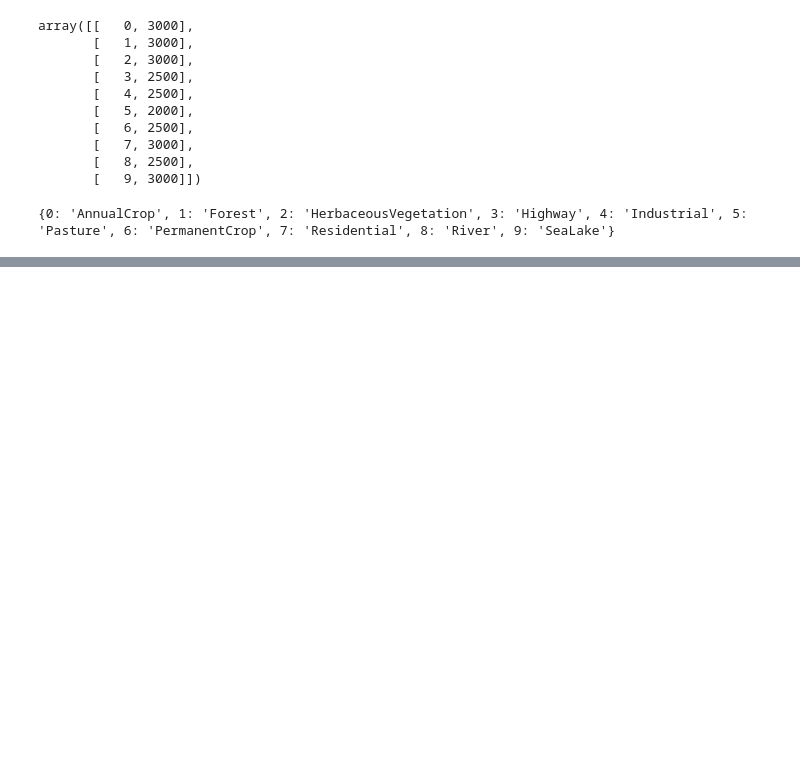
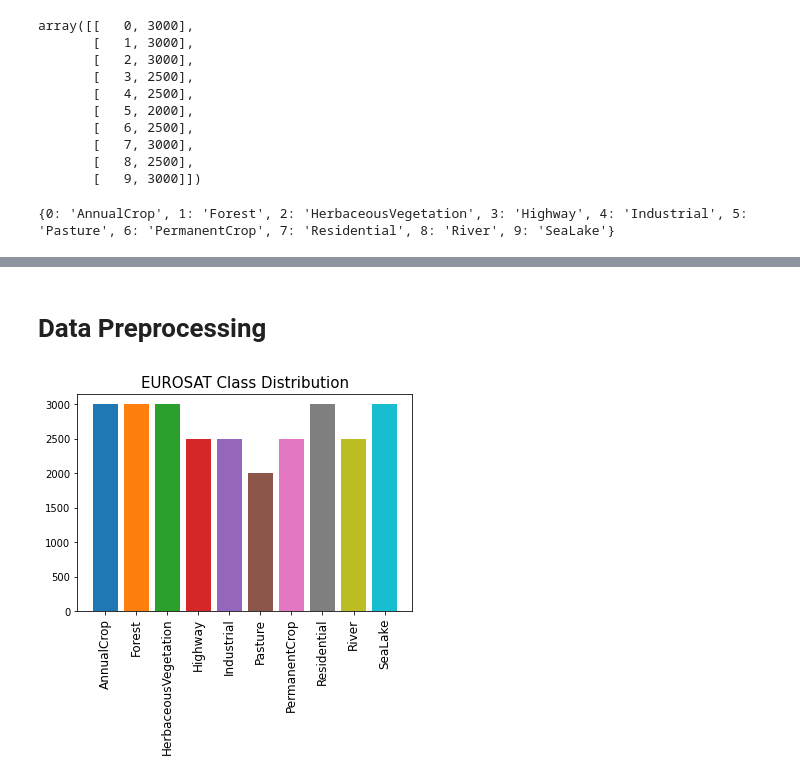
Before and after one commit to DommiiUdomp/Dommii, a Jupyter notebook: eusat_new.ipynb, the cells around one changed output, grey strips where cells are left out. Saved outputs shown, nothing was run; the diff lists cells and outputs as text; code cells hidden in the pictures; blank space fills up the shorter version.

```diff
--- a/eusat_new.ipynb
+++ b/eusat_new.ipynb
@@ -121,0 +84,6 @@ label_Dict[label_y[tmp]]
+# %%
+aa = np.array(np.unique(label_y, return_counts=True)).T
+bb = np.array(info.features["label"].names)
+# %%
+for i in range(len(bb)):
+  print(aa[i].astype(int), bb[i])
@@ -121,0 +101,2 @@ label_Dict[label_y[tmp]]
+# %% [markdown]
+# **Data Preprocessing**
@@ -122,2 +107,13 @@ label_Dict[label_y[tmp]]
+# %%
+fig = plt.plot(figsize = (10,5))
+for i in range(len(bb)) :
+  xx, hh = aa[i]
+  plt.bar(bb[i], hh, align='center')
+  plt.xticks(fontsize=12, rotation=90)
+  plt.title('EUROSAT Class Distribution', fontsize=15);
+
+plt.show()
+# %% [output]
+[figure, added]
 # %%
 # test the labels and images
```
Also changed, not shown: parts of 33 cells of this notebook.
